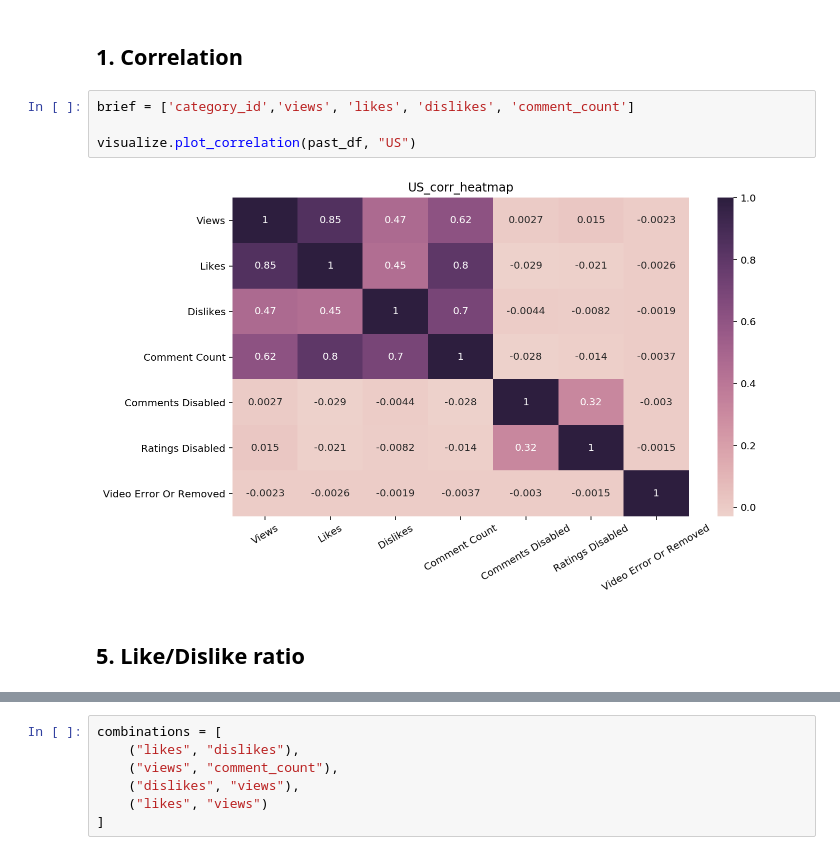
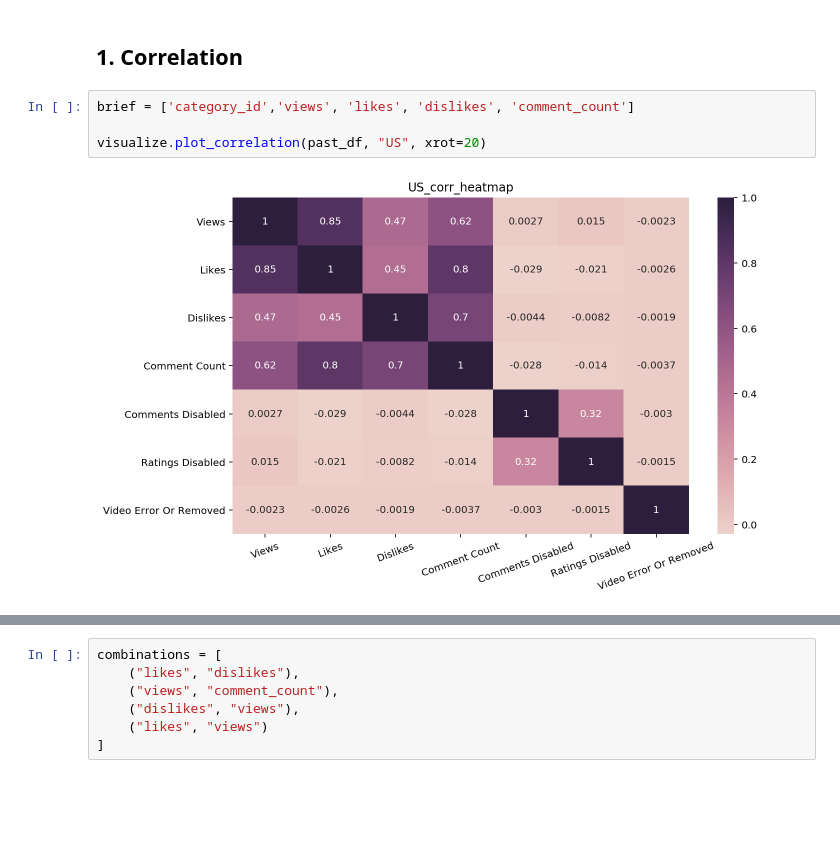
Before and after one commit to danielyou0230/YouTube-Trending-Videos-Analysis-Team-19-FA19, a Jupyter notebook: main.ipynb, the cells around one changed output, grey strips where cells are left out. Cells and saved outputs as stored; diff of their text form; blank space fills up the shorter version.

```diff
--- a/main.ipynb
+++ b/main.ipynb
@@ -27,8 +27,6 @@ preprocessing.cleanup_df(past_df)
 # %%
 brief = ['category_id','views', 'likes', 'dislikes', 'comment_count']
 
-visualize.plot_correlation(past_df, "US")
+visualize.plot_correlation(past_df, "US", xrot=20)
 # %% [output]
-[figure, old version]
+[figure, new version]
-# %% [markdown]
-## 5. Like/Dislike ratio
```
Also changed, not shown: parts of 10 cells of this notebook, 1 other file.
